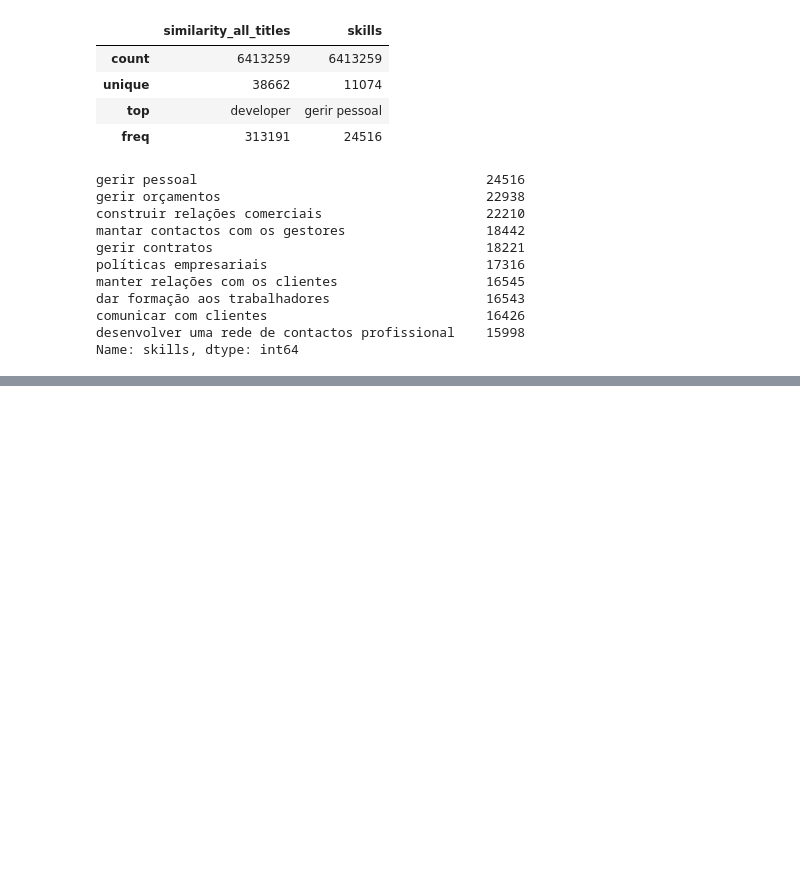
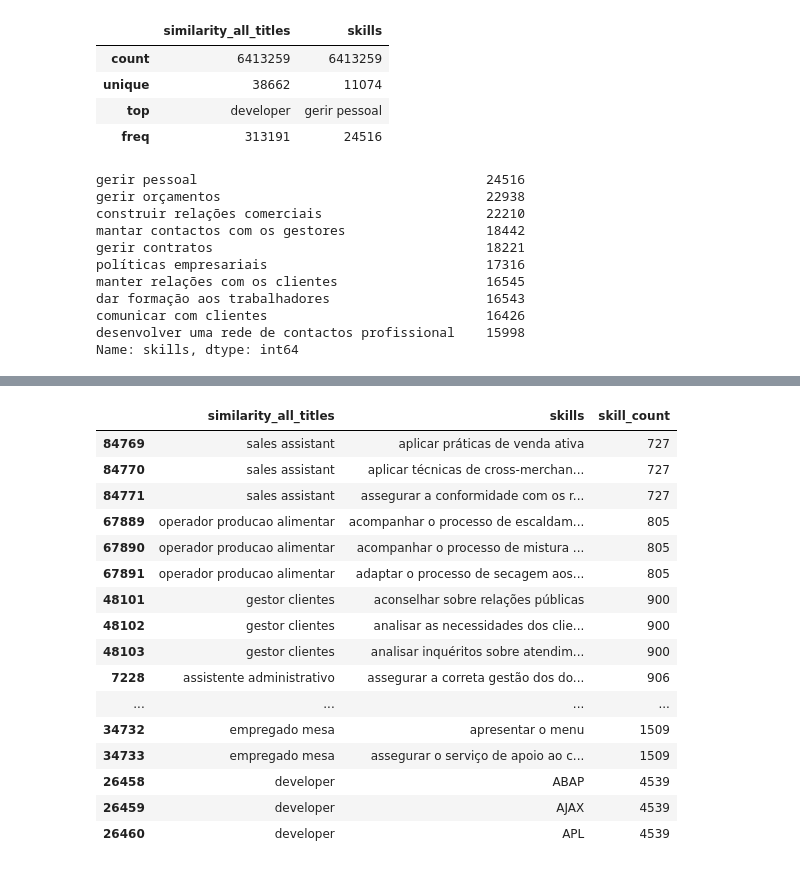
Before and after one commit to gilnribeiro/Work-Project, a Jupyter notebook: Code/Data_Exploration/EDA (ESCO).ipynb, the cells around one changed output, grey strips where cells are left out. Drawn from its saved outputs; the diff is of its cells as text; code cells hidden in the pictures; blank space fills up the shorter version.

```diff
--- a/Code/Data_Exploration/EDA (ESCO).ipynb
+++ b/Code/Data_Exploration/EDA (ESCO).ipynb
@@ -276,0 +382,5 @@ df_skills.to_csv('expanded_skills_data.csv')
+# %%
+# skills.loc[aux_skills['skills'] != 'NOT FOUND']
+skills_by_title = pd.DataFrame(skills.groupby('similarity_all_titles').skills.value_counts()) \
+        .rename(columns={'skills':'skill_count'})
+skills_by_title
@@ -276,0 +402,25 @@ df_skills.to_csv('expanded_skills_data.csv')
+# %%
+skills_by_title.reset_index(inplace=True)
+# %%
+aux_skills_title = skills_by_title.groupby('similarity_all_titles').head(3)
+aux_skills_title = aux_skills_title.sort_values(['skill_count','similarity_all_titles'], ascending=True).tail(10*3)
+aux_skills_title.to_csv('Images ESCO/Top3skills_by_top10jobs.csv')
+aux_skills_title
+# %% [output]
+|  | similarity_all_titles | skills | skill_count |
+| 84769 | sales assistant | aplicar práticas de venda ativa | 727 |
+| 84770 | sales assistant | aplicar técnicas de cross-merchan... | 727 |
+| 84771 | sales assistant | assegurar a conformidade com os r... | 727 |
+| 67889 | operador producao alimentar | acompanhar o processo de escaldam... | 805 |
+| 67890 | operador producao alimentar | acompanhar o processo de mistura ... | 805 |
+| 67891 | operador producao alimentar | adaptar o processo de secagem aos... | 805 |
+| 48101 | gestor clientes | aconselhar sobre relações públicas | 900 |
+| 48102 | gestor clientes | analisar as necessidades dos clie... | 900 |
+| 48103 | gestor clientes | analisar inquéritos sobre atendim... | 900 |
+| 7228 | assistente administrativo | assegurar a correta gestão dos do... | 906 |
+| ... | ... | ... | ... |
+| 34732 | empregado mesa | apresentar o menu | 1509 |
+| 34733 | empregado mesa | assegurar o serviço de apoio ao c... | 1509 |
+| 26458 | developer | ABAP | 4539 |
+| 26459 | developer | AJAX | 4539 |
+| 26460 | developer | APL | 4539 |
```
Also changed, not shown: parts of 33 cells of this notebook, 6 other files.
